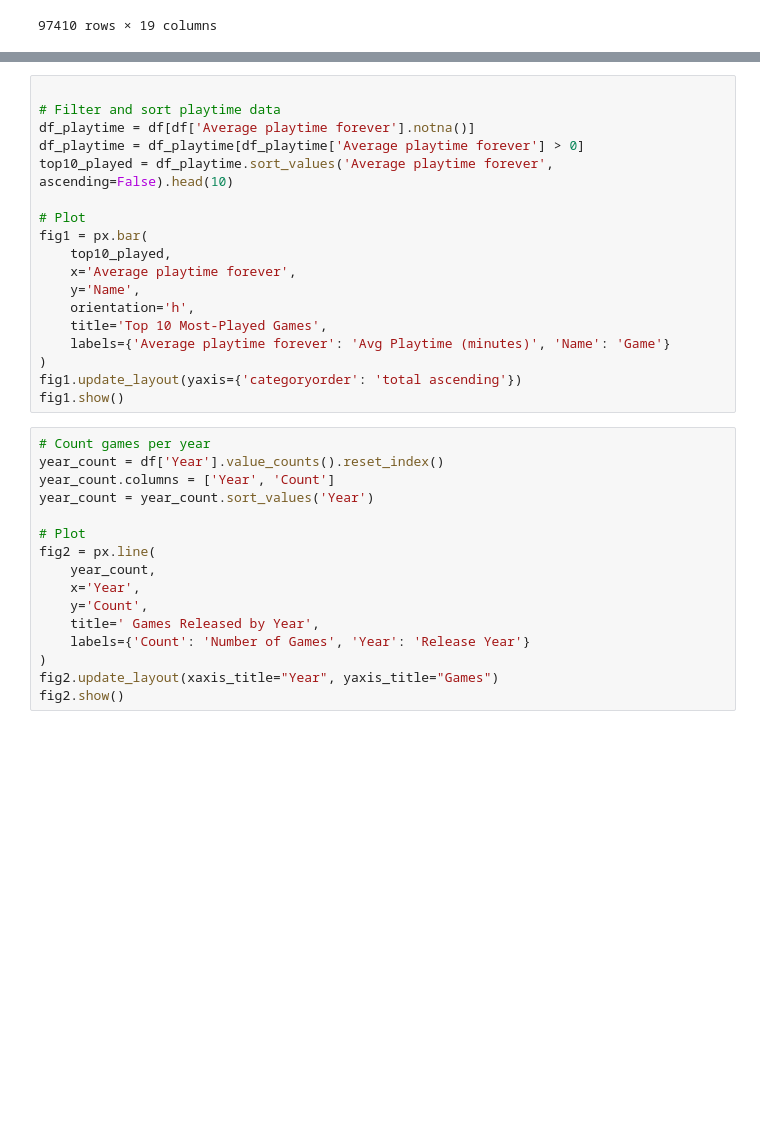
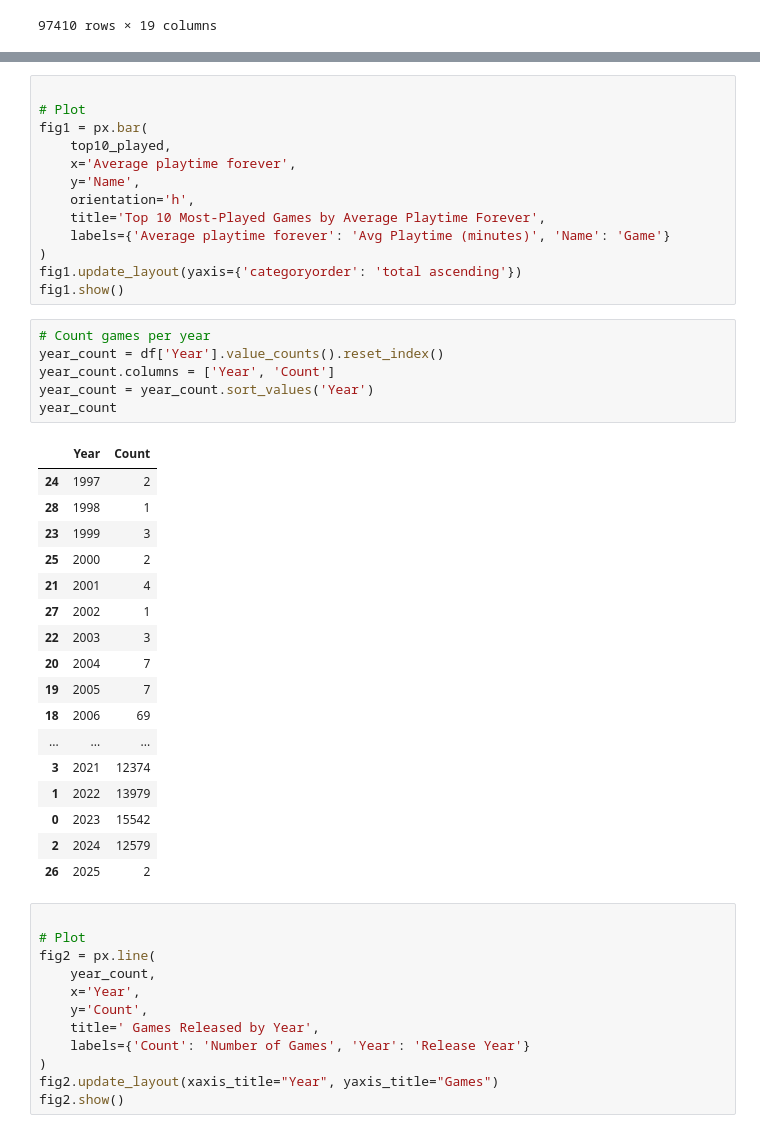
Before and after one commit to Tserrof7/Project_3_Repo, a Jupyter notebook: Project3_Notebook.ipynb, the cells around one changed output, grey strips where cells are left out. Drawn from its saved outputs; the diff is of its cells as text; blank space fills up the shorter version.

```diff
--- a/Project3_Notebook.ipynb
+++ b/Project3_Notebook.ipynb
@@ -124,9 +132,4 @@ df
 # %%
-
-# Filter and sort playtime data
-df_playtime = df[df['Average playtime forever'].notna()]
-df_playtime = df_playtime[df_playtime['Average playtime forever'] > 0]
-top10_played = df_playtime.sort_values('Average playtime forever', ascending=False).head(10)
 
 # Plot
 fig1 = px.bar(
@@ -134,16 +137,36 @@ fig1 = px.bar(
     x='Average playtime forever',
     y='Name',
     orientation='h',
-    title='Top 10 Most-Played Games',
+    title='Top 10 Most-Played Games by Average Playtime Forever',
     labels={'Average playtime forever': 'Avg Playtime (minutes)', 'Name': 'Game'}
 )
 fig1.update_layout(yaxis={'categoryorder': 'total ascending'})
 fig1.show()
+# %%
+# Count games per year
+year_count = df['Year'].value_counts().reset_index()
+year_count.columns = ['Year', 'Count']
+year_count = year_count.sort_values('Year')
+year_count
+# %% [output]
+|  | Year | Count |
+| 24 | 1997 | 2 |
+| 28 | 1998 | 1 |
+| 23 | 1999 | 3 |
+| 25 | 2000 | 2 |
+| 21 | 2001 | 4 |
+| 27 | 2002 | 1 |
+| 22 | 2003 | 3 |
+| 20 | 2004 | 7 |
+| 19 | 2005 | 7 |
+| 18 | 2006 | 69 |
+| ... | ... | ... |
+| 3 | 2021 | 12374 |
+| 1 | 2022 | 13979 |
+| 0 | 2023 | 15542 |
+| 2 | 2024 | 12579 |
+| 26 | 2025 | 2 |
 # %%
-# Count games per year
-year_count = df['Year'].value_counts().reset_index()
-year_count.columns = ['Year', 'Count']
-year_count = year_count.sort_values('Year')
 
 # Plot
 fig2 = px.line(
```
Also changed, not shown: parts of 7 cells of this notebook, 1 other file.
